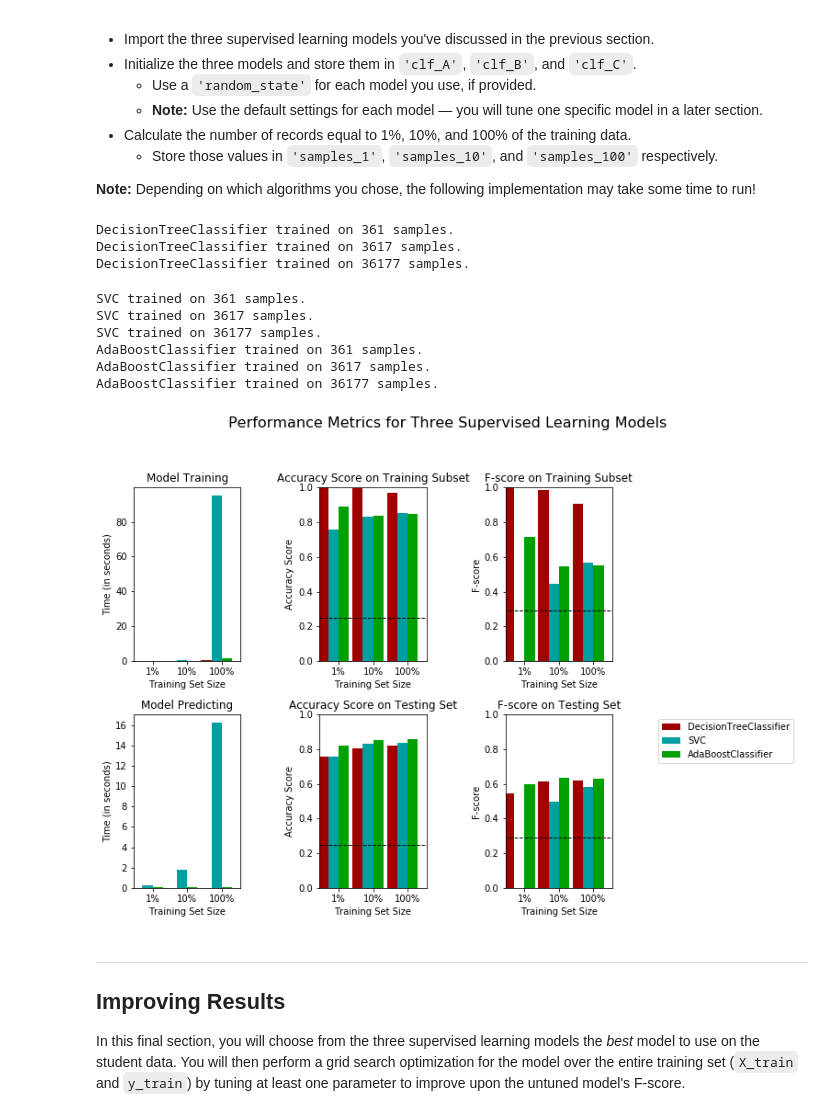
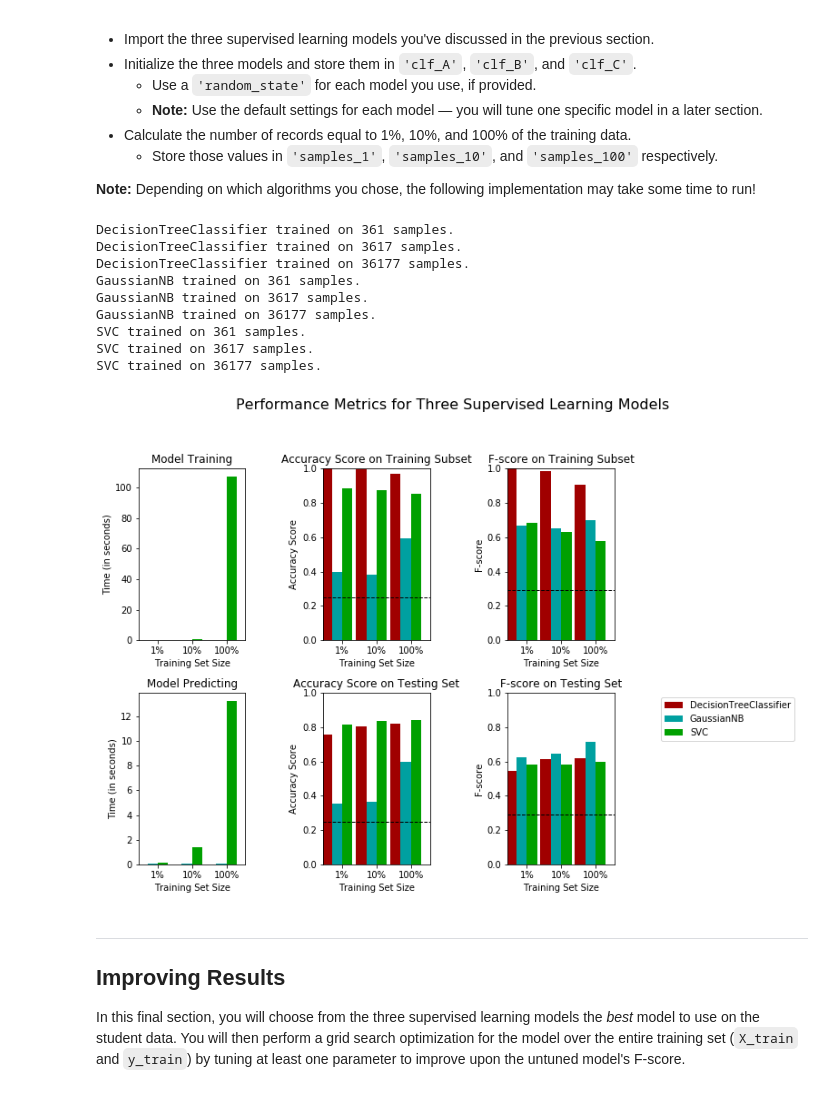
Before and after one commit to cidmedeiros/ml-projects, a Jupyter notebook: projects/finding_donors/finding_donors.ipynb, the cells around one changed output. Saved outputs shown, nothing was run; the diff lists cells and outputs as text; code cells hidden in the pictures.

```diff
--- a/projects/finding_donors/finding_donors.ipynb
+++ b/projects/finding_donors/finding_donors.ipynb
@@ -441,43 +441,48 @@ In the code cell, you will need to implement the following:
 # %%
 # TODO: Import the three supervised learning models from sklearn
 from sklearn.tree import DecisionTreeClassifier
 from sklearn.svm import SVC
-from sklearn.ensemble import AdaBoostClassifier
+from sklearn.ensemble import AdaBoostClassifier, RandomForestClassifier, GradientBoostingClassifier
+from sklearn.naive_bayes import GaussianNB
+from sklearn.neighbors import KNeighborsClassifier
+from sklearn.linear_model import LogisticRegression
 
 # TODO: Initialize the three models
 clf_A = DecisionTreeClassifier(random_state=42)
-clf_B = SVC(random_state=42)
-clf_C = AdaBoostClassifier(random_state=42)
+#clf_B = SVC(random_state=42)
+#clf_C = RandomForestClassifier(random_state=42)
+clf_B = GaussianNB()
+clf_C = SVC(random_state=42, kernel='rbf', C =100)
 
 # TODO: Calculate the number of samples for 1%, 10%, and 100% of the training data
 # HINT: samples_100 is the entire training set i.e. len(y_train)
 # HINT: samples_10 is 10% of samples_100 (ensure to set the count of the values to be `int` and not `float`)
 # HINT: samples_1 is 1% of samples_100 (ensure to set the count of the values to be `int` and not `float`)
 samples_100 = len(y_train)
 samples_10 = int(0.1*samples_100)
 samples_1 = int(0.01*samples_100)
 
 # Collect results on the learners
 results = {}
 for clf in [clf_A, clf_B, clf_C]:
     clf_name = clf.__class__.__name__
     results[clf_name] = {}
     for i, samples in enumerate([samples_1, samples_10, samples_100]):
         results[clf_name][i] = train_predict(clf, samples, X_train, y_train, X_test, y_test)
 
 # Run metrics visualization for the three supervised learning models chosen
 vs.evaluate(results, accuracy, fscore)
 # %% [output]
 DecisionTreeClassifier trained on 361 samples.
 DecisionTreeClassifier trained on 3617 samples.
 DecisionTreeClassifier trained on 36177 samples.
+GaussianNB trained on 361 samples.
+GaussianNB trained on 3617 samples.
+GaussianNB trained on 36177 samples.
+SVC trained on 361 samples.
+SVC trained on 3617 samples.
+SVC trained on 36177 samples.
-SVC trained on 361 samples.
-SVC trained on 3617 samples.
-SVC trained on 36177 samples.
-AdaBoostClassifier trained on 361 samples.
-AdaBoostClassifier trained on 3617 samples.
-AdaBoostClassifier trained on 36177 samples.
-[figure, old version]
+[figure, new version]
 # %% [markdown]
 ----
 ## Improving Results
```
Also changed, not shown: parts of 1 cell of this notebook.
